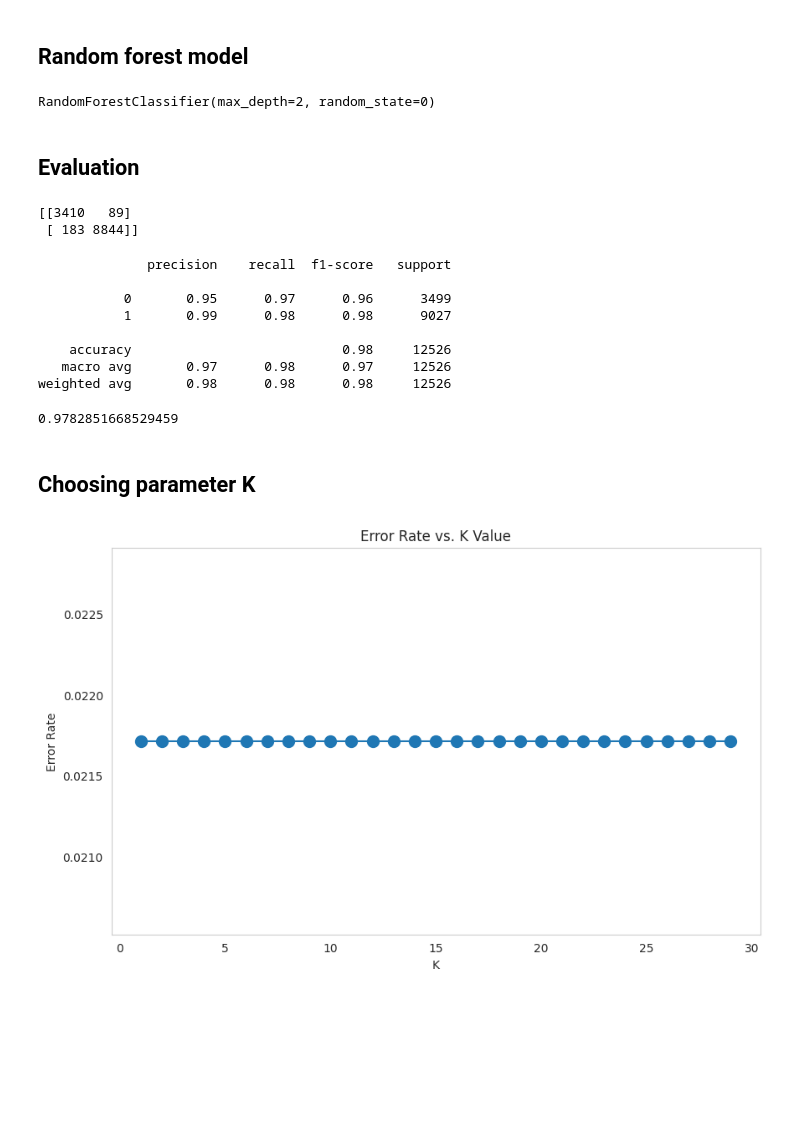
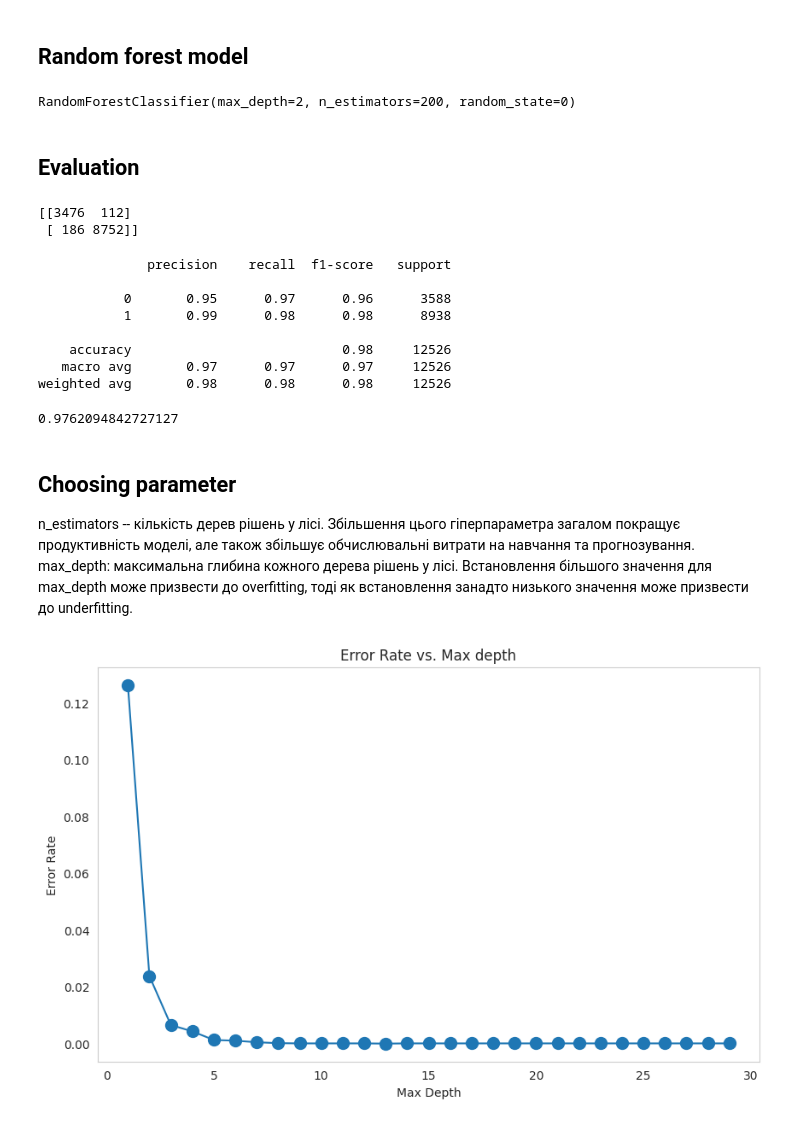
Before and after one commit to ikripaka/DataAnalysis-2023, a Jupyter notebook: lab1/random_forest.ipynb, the cells around one changed output. Cells and saved outputs as stored; diff of their text form; code cells hidden in the pictures; blank space fills up the shorter version.

```diff
--- a/lab1/random_forest.ipynb
+++ b/lab1/random_forest.ipynb
@@ -88,10 +90,10 @@ scaled_X_test = scaler.transform(X_test)
 # %% [markdown]
 ## Random forest model
 # %%
-random_forest = RandomForestClassifier(max_depth=2, random_state=0)
+random_forest = RandomForestClassifier(max_depth=2, random_state=0, n_estimators=200)
 random_forest.fit(scaled_X_train, y_train)
 # %% [output]
-RandomForestClassifier(max_depth=2, random_state=0)
+RandomForestClassifier(max_depth=2, n_estimators=200, random_state=0)
 # %%
 pred = random_forest.predict(scaled_X_test)
 # %% [markdown]
@@ -99,39 +101,41 @@ pred = random_forest.predict(scaled_X_test)
 # %%
 print(confusion_matrix(y_test,pred))
 # %% [output]
-[[3410   89]
- [ 183 8844]]
+[[3476  112]
+ [ 186 8752]]
 # %%
 print(classification_report(y_test,pred))
 # %% [output]
               precision    recall  f1-score   support
 
-           0       0.95      0.97      0.96      3499
-           1       0.99      0.98      0.98      9027
+           0       0.95      0.97      0.96      3588
+           1       0.99      0.98      0.98      8938
 
     accuracy                           0.98     12526
-   macro avg       0.97      0.98      0.97     12526
+   macro avg       0.97      0.97      0.97     12526
 weighted avg       0.98      0.98      0.98     12526
 # %%
 print(accuracy_score(y_test,pred))
 # %% [output]
-0.9782851668529459
+0.9762094842727127
 # %% [markdown]
-## Choosing parameter K
+## Choosing parameter
+n_estimators -- кількість дерев рішень у лісі. Збільшення цього гіперпараметра загалом покращує продуктивність моделі, але також збільшує обчислювальні витрати на навчання та прогнозування.
+max_depth: максимальна глибина кожного дерева рішень у лісі. Встановлення більшого значення для max_depth може призвести до overfitting, тоді як встановлення занадто низького значення може призвести до underfitting.
 # %%
 error_rate = []
 
 for i in range(1,30):
-    random_forest = RandomForestClassifier(max_depth=2, random_state=0)
+    random_forest = RandomForestClassifier(max_depth=i, random_state=0, n_estimators=200)
     random_forest.fit(scaled_X_train, y_train)
     pred_i = random_forest.predict(scaled_X_test)
     error_rate.append(np.mean(pred_i != y_test))
 # %%
 plt.figure(figsize=(10,6))
 plt.plot(range(1,30), error_rate, marker='o', markersize=10)
-plt.title('Error Rate vs. K Value')
-plt.xlabel('K')
+plt.title('Error Rate vs. Max depth')
+plt.xlabel('Max Depth')
 plt.ylabel('Error Rate')
 plt.grid()
 # %% [output]
-[figure, old version]
+[figure, new version]
```
Also changed, not shown: parts of 5 cells of this notebook, 2 other files.
